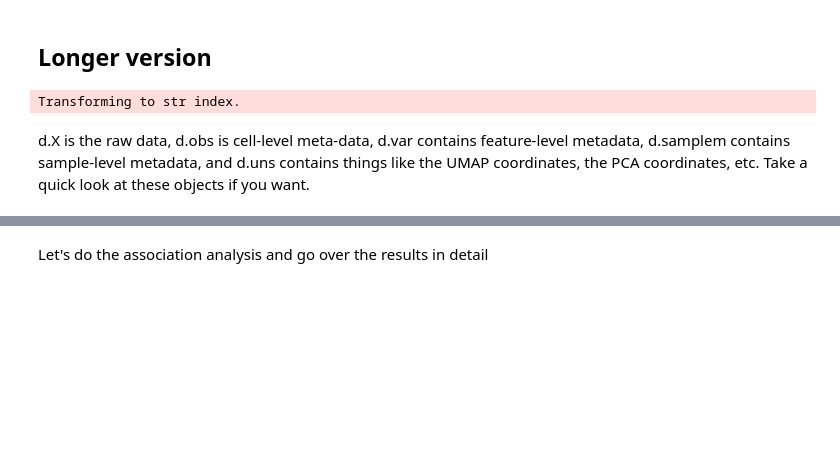
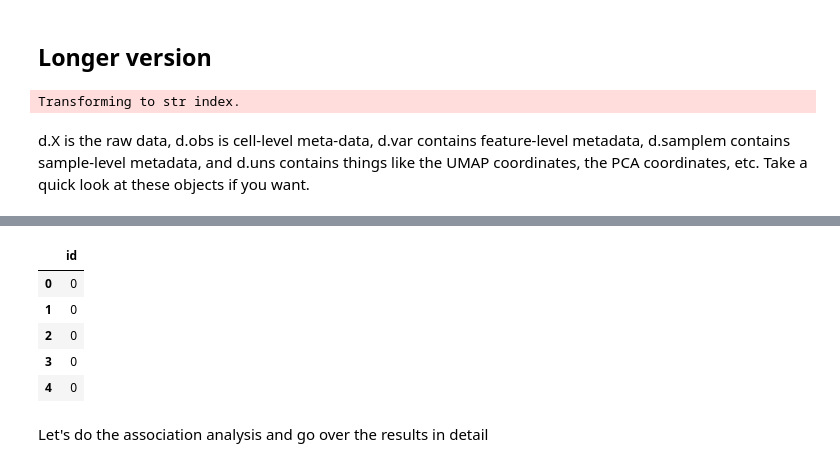
Before and after one commit to immunogenomics/cna, a Jupyter notebook: demo/demo.ipynb, the cells around one changed output, grey strips where cells are left out. Cells and saved outputs as stored; diff of their text form; code cells hidden in the pictures; blank space fills up the shorter version.

```diff
--- a/demo/demo.ipynb
+++ b/demo/demo.ipynb
@@ -80,5 +88,12 @@ d.samplem.head()
 # %%
-d.obs
+d.obs.head()
+# %% [output]
+|  | id |
+| 0 | 0 |
+| 1 | 0 |
+| 2 | 0 |
+| 3 | 0 |
+| 4 | 0 |
 # %% [markdown]
 Let's do the association analysis and go over the results in detail
 # %%
```
Also changed, not shown: parts of 9 cells of this notebook, 2 other files.
